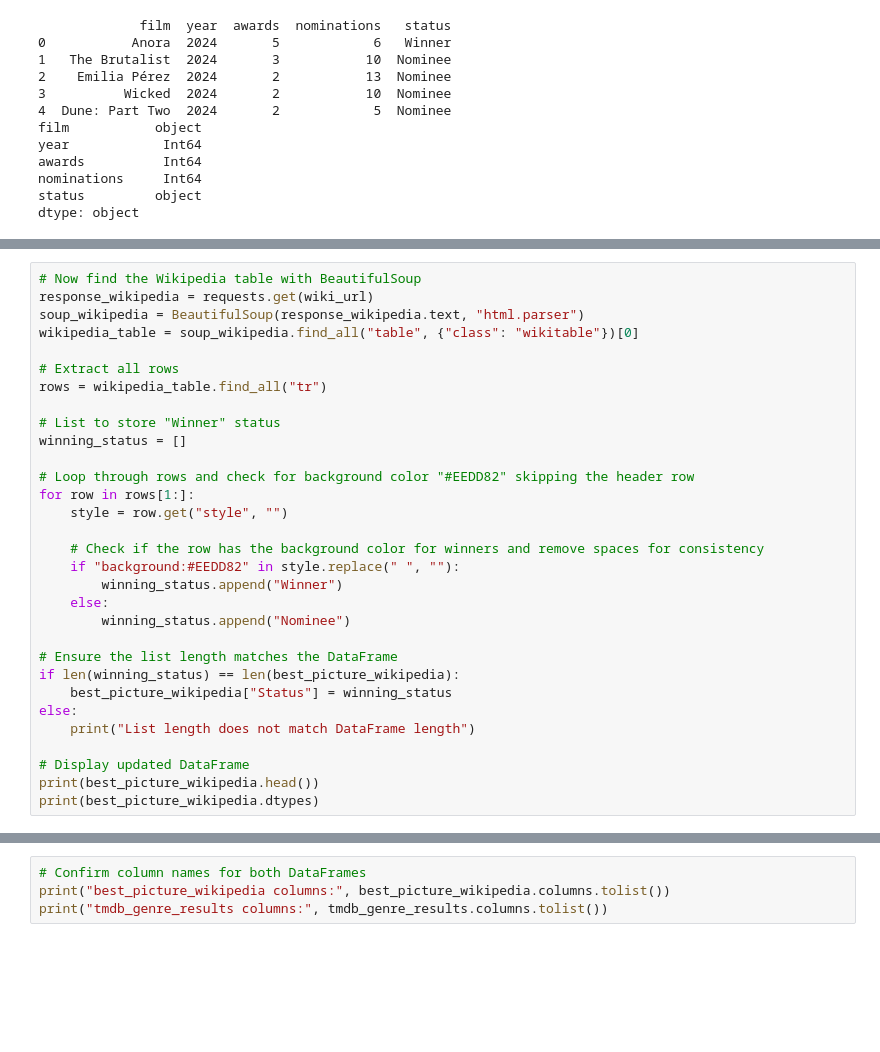
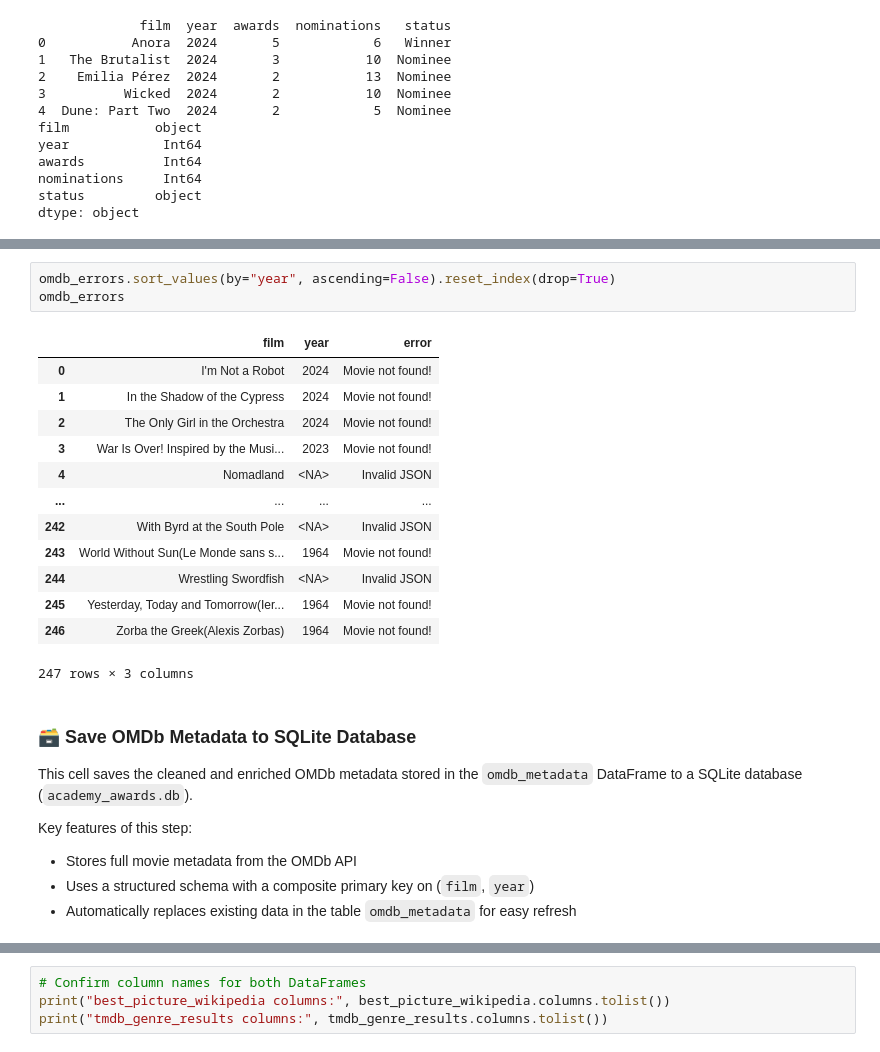
Before and after one commit to judd-jacobs/code-you-capstone, a Jupyter notebook: academy_awards_analysis.ipynb, the cells around one changed output, grey strips where cells are left out. Drawn from its saved outputs; the diff is of its cells as text; blank space fills up the shorter version.

Commit message:
Successful run through import and storage of all three dataset. Final commit prior to peeling out Data Cleaning and Stroage section (Step 3)

```diff
--- a/academy_awards_analysis.ipynb
+++ b/academy_awards_analysis.ipynb
@@ -137,31 +141,0 @@ print(best_picture_wikipedia.dtypes)
-# %%
-# Now find the Wikipedia table with BeautifulSoup
-response_wikipedia = requests.get(wiki_url)
-soup_wikipedia = BeautifulSoup(response_wikipedia.text, "html.parser")
-wikipedia_table = soup_wikipedia.find_all("table", {"class": "wikitable"})[0]
-
-# Extract all rows
-rows = wikipedia_table.find_all("tr")
-
-# List to store "Winner" status
-winning_status = []
-
-# Loop through rows and check for background color "#EEDD82" skipping the header row
-for row in rows[1:]:
-    style = row.get("style", "")
-
-    # Check if the row has the background color for winners and remove spaces for consistency
-    if "background:#EEDD82" in style.replace(" ", ""):
-        winning_status.append("Winner")
-    else:
-        winning_status.append("Nominee")
-
-# Ensure the list length matches the DataFrame
-if len(winning_status) == len(best_picture_wikipedia):
-    best_picture_wikipedia["Status"] = winning_status
-else:
-    print("List length does not match DataFrame length")
-
-# Display updated DataFrame
-print(best_picture_wikipedia.head())
-print(best_picture_wikipedia.dtypes)
@@ -242,0 +473,26 @@ print(tmdb_genre_results.dtypes)
+# %%
+omdb_errors.sort_values(by="year", ascending=False).reset_index(drop=True)
+omdb_errors
+# %% [output]
+|  | film | year | error |
+| 0 | I'm Not a Robot | 2024 | Movie not found! |
+| 1 | In the Shadow of the Cypress | 2024 | Movie not found! |
+| 2 | The Only Girl in the Orchestra | 2024 | Movie not found! |
+| 3 | War Is Over! Inspired by the Musi... | 2023 | Movie not found! |
+| 4 | Nomadland | <NA> | Invalid JSON |
+| ... | ... | ... | ... |
+| 242 | With Byrd at the South Pole | <NA> | Invalid JSON |
+| 243 | World Without Sun(Le Monde sans s... | 1964 | Movie not found! |
+| 244 | Wrestling Swordfish | <NA> | Invalid JSON |
+| 245 | Yesterday, Today and Tomorrow(Ier... | 1964 | Movie not found! |
+| 246 | Zorba the Greek(Alexis Zorbas) | 1964 | Movie not found! |
+247 rows × 3 columns
+# %% [markdown]
+### 🗃️ Save OMDb Metadata to SQLite Database
+
+This cell saves the cleaned and enriched OMDb metadata stored in the `omdb_metadata` DataFrame to a SQLite database (`academy_awards.db`).
+
+Key features of this step:
+- Stores full movie metadata from the OMDb API
+- Uses a structured schema with a composite primary key on (`film`, `year`)
+- Automatically replaces existing data in the table `omdb_metadata` for easy refresh
```
Also changed, not shown: parts of 18 cells of this notebook, 1 other file.
